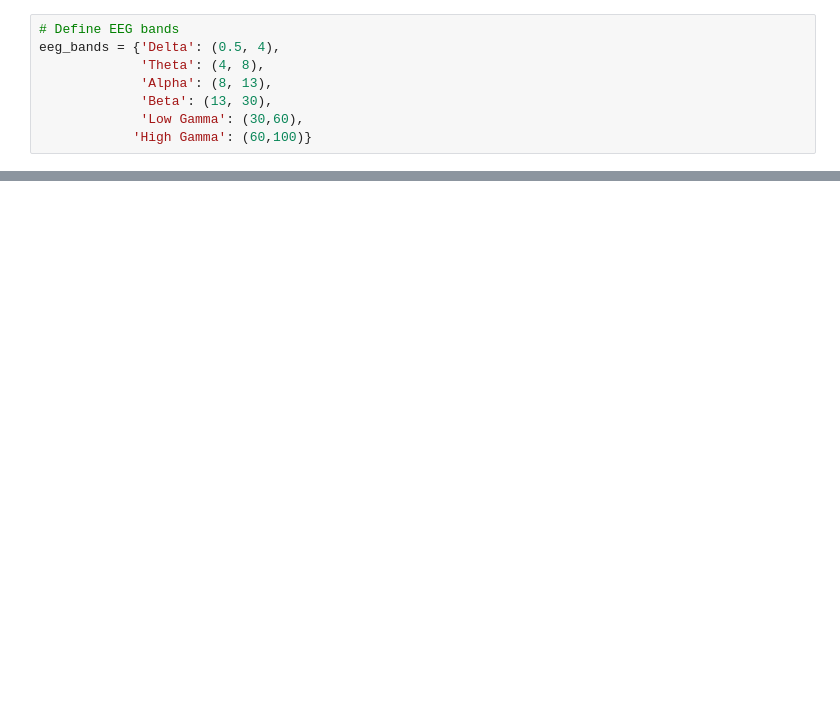
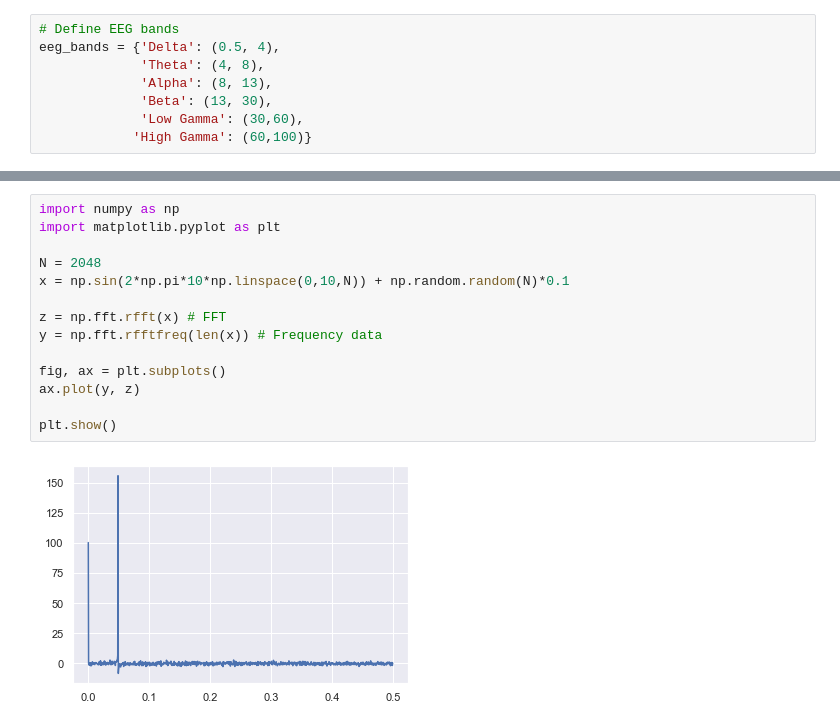
Before and after one commit to omkarb1604/Tanishka_EEG, a Jupyter notebook: Tani_EEG.ipynb, the cells around one changed output, grey strips where cells are left out. Cells and saved outputs as stored; diff of their text form; blank space fills up the shorter version.

```diff
--- a/Tani_EEG.ipynb
+++ b/Tani_EEG.ipynb
@@ -79,0 +104,16 @@ plt.legend()
+# %%
+import numpy as np
+import matplotlib.pyplot as plt
+
+N = 2048
+x = np.sin(2*np.pi*10*np.linspace(0,10,N)) + np.random.random(N)*0.1
+
+z = np.fft.rfft(x) # FFT
+y = np.fft.rfftfreq(len(x)) # Frequency data
+
+fig, ax = plt.subplots()
+ax.plot(y, z)
+
+plt.show()
+# %% [output]
+[figure, added]
```
Also changed, not shown: parts of 20 cells of this notebook.
